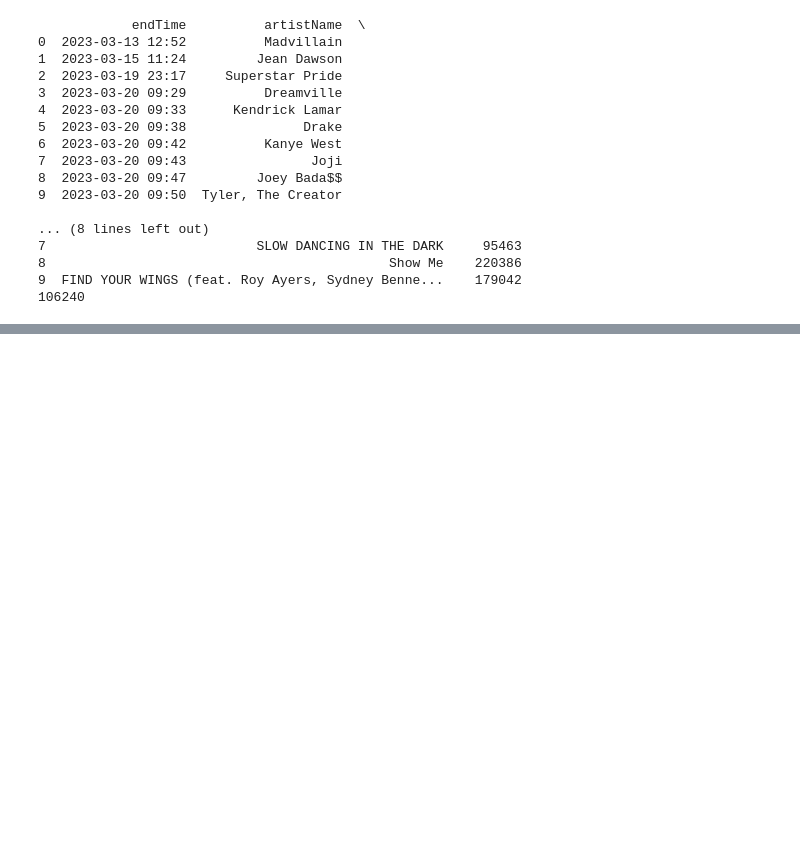
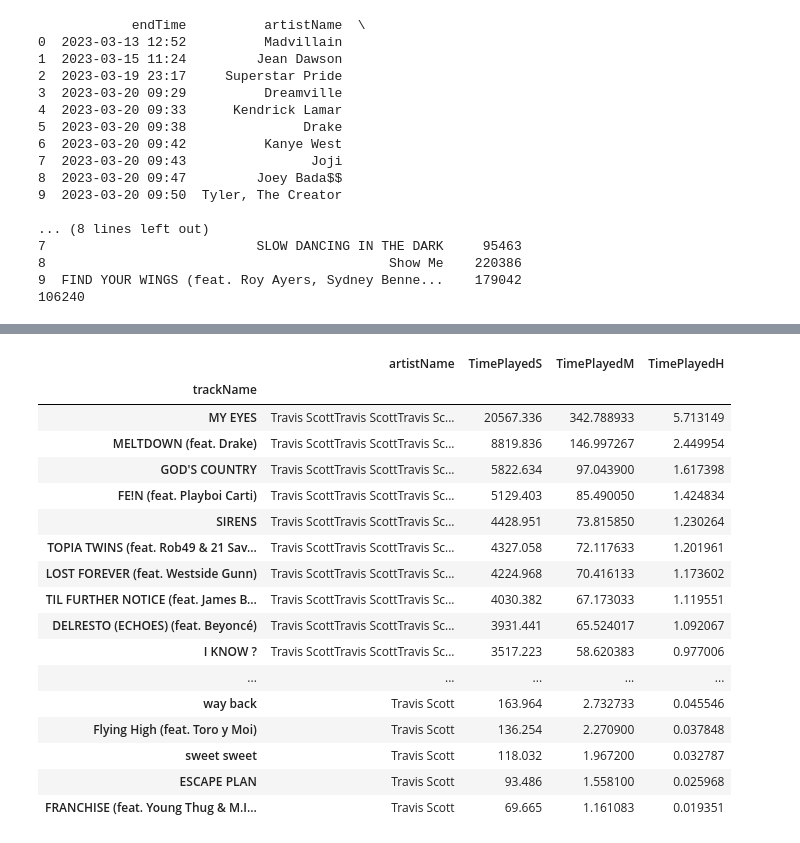
Before and after one commit to walex999/Spotify, a Jupyter notebook: spotify_analysis.ipynb, the cells around one changed output, grey strips where cells are left out. Cells and saved outputs as stored; diff of their text form; code cells hidden in the pictures; blank space fills up the shorter version.

```diff
--- a/spotify_analysis.ipynb
+++ b/spotify_analysis.ipynb
@@ -58,0 +69,6 @@ print(streaming_history.size)
+# %%
+streaming_history.drop(columns="endTime",inplace=True) #removing the endTime column
+# %%
+streaming_history["msPlayed"] = streaming_history["msPlayed"]/1000 #time played in seconds
+streaming_history.rename(columns={"msPlayed":"TimePlayedS"},inplace=True) #renaming the columnn
+streaming_history.head(5)
@@ -58,0 +84,3 @@ print(streaming_history.size)
+# %%
+streaming_history["TimePlayedM"]=streaming_history["TimePlayedS"]/60
+streaming_history["TimePlayedH"]=streaming_history["TimePlayedM"]/60
@@ -58,0 +103,3 @@ print(streaming_history.size)
+# %%
+streaming_history.drop(streaming_history[streaming_history["TimePlayedM"]<=1].index, inplace=True)
+streaming_history.dropna(inplace=True)
@@ -58,0 +127,21 @@ print(streaming_history.size)
+# %%
+streaming_history[streaming_history["artistName"].str.contains("Travis")].groupby(by="trackName").sum().sort_values(by="TimePlayedS",ascending=False)
+# %% [output]
+|  | artistName | TimePlayedS | TimePlayedM | TimePlayedH |
+| trackName |  |  |  |  |
+| MY EYES | Travis ScottTravis ScottTravis Sc... | 20567.336 | 342.788933 | 5.713149 |
+| MELTDOWN (feat. Drake) | Travis ScottTravis ScottTravis Sc... | 8819.836 | 146.997267 | 2.449954 |
+| GOD'S COUNTRY | Travis ScottTravis ScottTravis Sc... | 5822.634 | 97.043900 | 1.617398 |
+| FE!N (feat. Playboi Carti) | Travis ScottTravis ScottTravis Sc... | 5129.403 | 85.490050 | 1.424834 |
+| SIRENS | Travis ScottTravis ScottTravis Sc... | 4428.951 | 73.815850 | 1.230264 |
+| TOPIA TWINS (feat. Rob49 & 21 Sav... | Travis ScottTravis ScottTravis Sc... | 4327.058 | 72.117633 | 1.201961 |
+| LOST FOREVER (feat. Westside Gunn) | Travis ScottTravis ScottTravis Sc... | 4224.968 | 70.416133 | 1.173602 |
+| TIL FURTHER NOTICE (feat. James B... | Travis ScottTravis ScottTravis Sc... | 4030.382 | 67.173033 | 1.119551 |
+| DELRESTO (ECHOES) (feat. Beyoncé) | Travis ScottTravis ScottTravis Sc... | 3931.441 | 65.524017 | 1.092067 |
+| I KNOW ? | Travis ScottTravis ScottTravis Sc... | 3517.223 | 58.620383 | 0.977006 |
+| ... | ... | ... | ... | ... |
+| way back | Travis Scott | 163.964 | 2.732733 | 0.045546 |
+| Flying High (feat. Toro y Moi) | Travis Scott | 136.254 | 2.270900 | 0.037848 |
+| sweet sweet | Travis Scott | 118.032 | 1.967200 | 0.032787 |
+| ESCAPE PLAN | Travis Scott | 93.486 | 1.558100 | 0.025968 |
+| FRANCHISE (feat. Young Thug & M.I... | Travis Scott | 69.665 | 1.161083 | 0.019351 |
```
Also changed, not shown: parts of 11 cells of this notebook.
